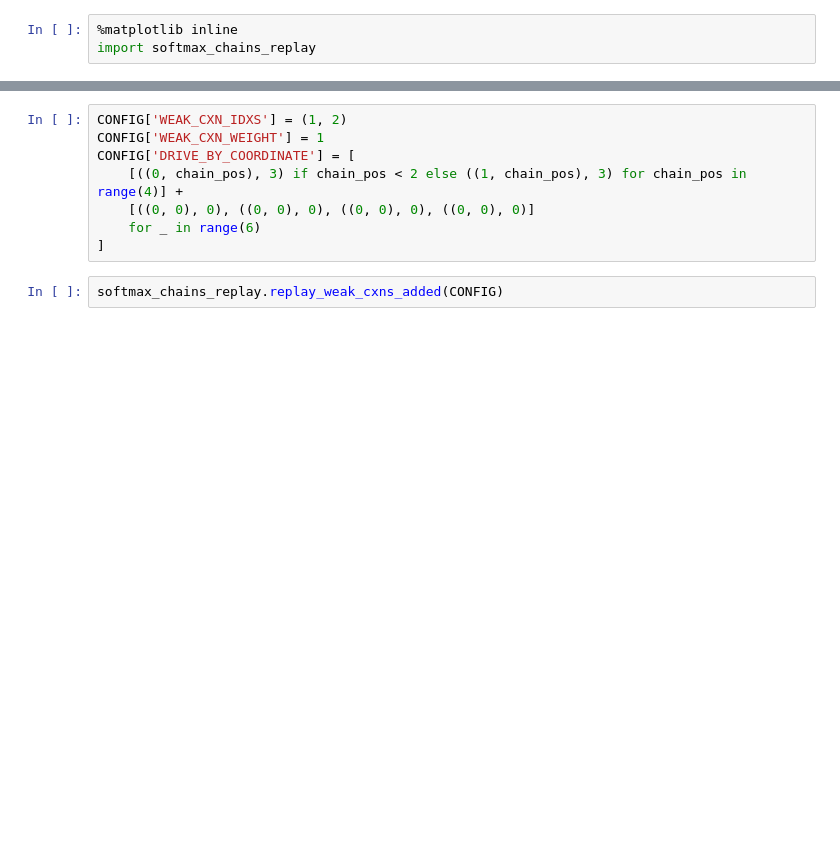
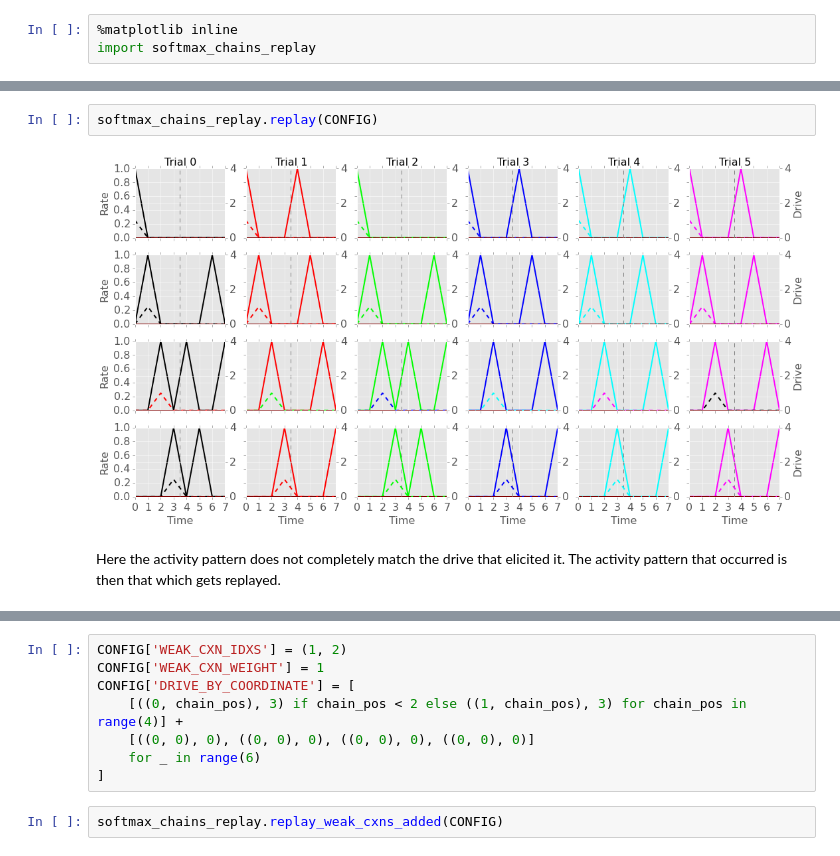
Before and after one commit to rkp8000/be_more_spontaneous, a Jupyter notebook: figures/softmax_chains_replay.ipynb, the cells around one changed output, grey strips where cells are left out. Drawn from its saved outputs; the diff is of its cells as text; blank space fills up the shorter version.

```diff
--- a/figures/softmax_chains_replay.ipynb
+++ b/figures/softmax_chains_replay.ipynb
@@ -57,0 +97,6 @@ softmax_chains_replay.replay(CONFIG)
+# %%
+softmax_chains_replay.replay(CONFIG)
+# %% [output]
+[figure, added]
+# %% [markdown]
+Here the activity pattern does not completely match the drive that elicited it. The activity pattern that occurred is then that which gets replayed.
```
Also changed, not shown: parts of 30 cells of this notebook.
